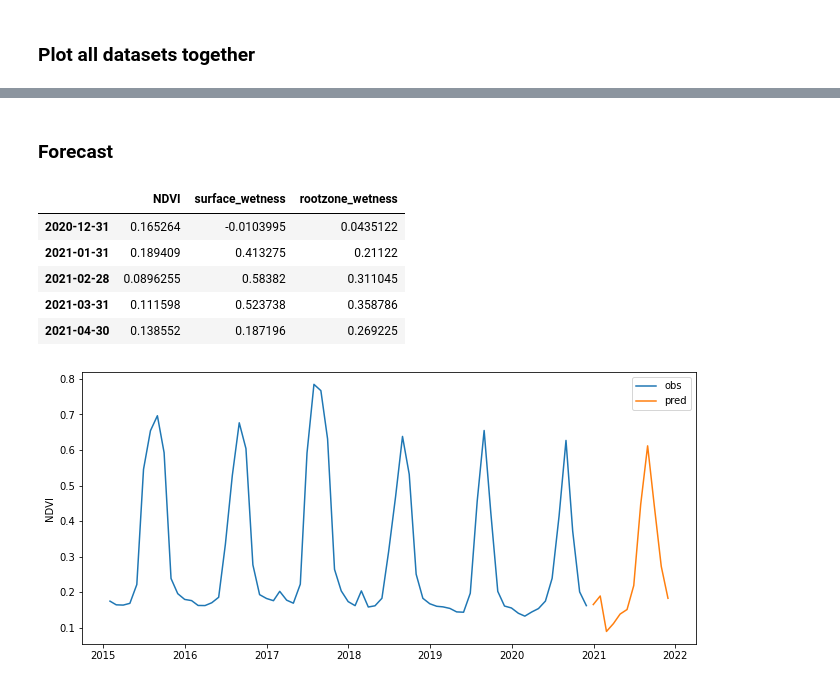
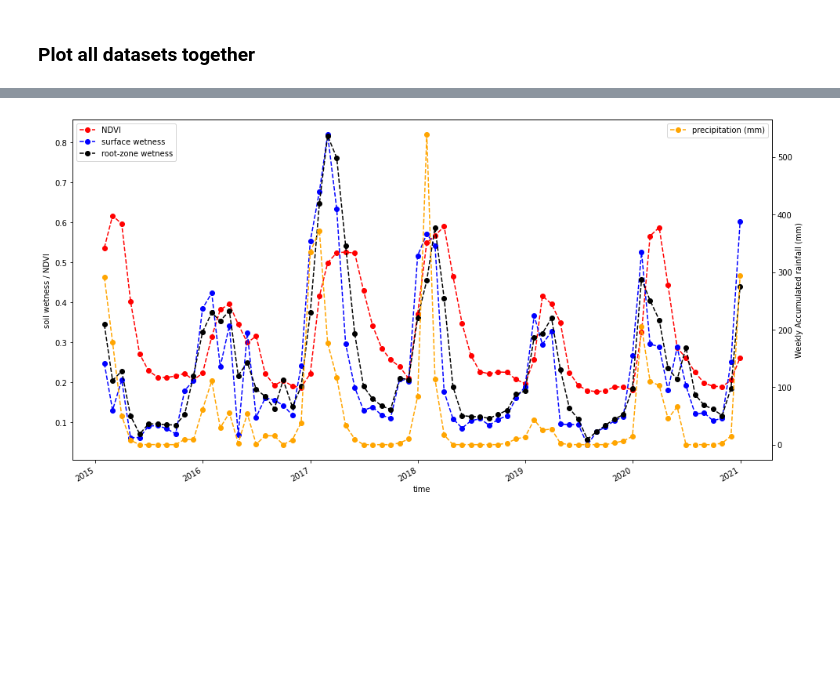
Before and after one commit to cbur24/vegetation_forecasts, a Jupyter notebook: VAR_forecast.ipynb, the cells around one changed output, grey strips where cells are left out. Drawn from its saved outputs; the diff is of its cells as text; code cells hidden in the pictures; blank space fills up the shorter version.

```diff
--- a/VAR_forecast.ipynb
+++ b/VAR_forecast.ipynb
@@ -147,21 +155,21 @@ http://dapds00.nci.org.au/thredds/dodsC/ub8/global/GRAFS/GRAFS_RootzoneSoilWater
 # %%
-# # load precipitation data from ERA5
-# var_precipitation = 'precipitation_amount_1hour_Accumulation'
-# precipitation = load_era5(var_precipitation, lat, lon, time, reduce_func=np.sum, resample='1D')
+# load precipitation data from ERA5
+var_precipitation = 'precipitation_amount_1hour_Accumulation'
+precipitation = load_era5(var_precipitation, lat, lon, time, reduce_func=np.sum, resample='1D')
 
-# # Convert from Meters (m) to Millimeters (mm)
-# precipitation[var_precipitation]=precipitation[var_precipitation]*1000
+# Convert from Meters (m) to Millimeters (mm)
+precipitation[var_precipitation]=precipitation[var_precipitation]*1000
 # %% [markdown]
 ### Convert all datasets to 1D time-series
 
 And resample to common time-step
 # %%
-# precipitation=precipitation[var_precipitation].mean(['lat','lon']).drop('spatial_ref').compute()
+precipitation=precipitation[var_precipitation].mean(['lat','lon']).drop('spatial_ref').compute()
 surface_wetness=surface_wetness.relative_wetness.mean(['lat','lon'])
 rootzone_wetness=rootzone_wetness.soil_water_index.mean(['lat','lon'])
 # %%
-# precipitation=precipitation.resample(time=freq).interpolate("linear")
-surface_wetness=surface_wetness.resample(time=freq).interpolate("linear")
-rootzone_wetness=rootzone_wetness.resample(time=freq).interpolate("linear")
+precipitation=precipitation.resample(time=freq).sum()
+surface_wetness=surface_wetness.resample(time=freq).mean()#.interpolate("linear")
+rootzone_wetness=rootzone_wetness.resample(time=freq).mean()
 # %% [markdown]
 ### Plot all datasets together
@@ -262,2 +175,0 @@ plt.legend();
-# %% [markdown]
-### Forecast
@@ -273,25 +176,14 @@ pred = model_fit.forecast(model.y, steps=12)
-# %%
-#converting predictions to dataframe
-cols = ndvi.columns
-predictions = pd.DataFrame(index=range(0,len(pred)), columns=[cols])
-for j in range(0,len(cols)):
-    for i in range(0, len(pred)):
-        predictions.iloc[i][j] = pred[i][j]
-
-predictions.index = pd.date_range(freq=freq, start=ndvi.index[-1], periods=len(predictions)+1)[1:]
-predictions.head()
-# %% [output]
-|  | NDVI | surface_wetness | rootzone_wetness |
-| 2020-12-31 | 0.165264 | -0.0103995 | 0.0435122 |
-| 2021-01-31 | 0.189409 | 0.413275 | 0.21122 |
-| 2021-02-28 | 0.0896255 | 0.58382 | 0.311045 |
-| 2021-03-31 | 0.111598 | 0.523738 | 0.358786 |
-| 2021-04-30 | 0.138552 | 0.187196 | 0.269225 |
-# %%
-plt.figure(figsize=(11,5))
-plt.plot(ndvi.index, ndvi['NDVI'], label='obs')
-plt.plot(predictions.index, predictions[['NDVI']], label='pred')
-plt.ylabel('NDVI')
-plt.legend();
-# %% [output]
-[figure, removed]
+# %%
+# plot soil moisture with precipitation
+fig, ax1 = plt.subplots(figsize=(16,8))
+ax2 = ax1.twinx()
+ndvi.plot(ax=ax1,label='NDVI',color='red',linestyle='dashed', marker='o')
+surface_wetness.plot(ax = ax1,label='surface wetness',color='blue',linestyle='dashed', marker='o')
+rootzone_wetness.plot(ax = ax1,label='root-zone wetness',color='black',linestyle='dashed', marker='o')
+precipitation.plot(ax=ax2,label='precipitation (mm)',color='orange',linestyle='dashed', marker='o')
+ax1.set_ylabel('soil wetness / NDVI')
+ax2.set_ylabel('Weekly Accumulated rainfall (mm)')
+ax1.legend(loc='upper left')
+ax2.legend(loc='upper right');
+# %% [output]
+[figure, added]
```
Also changed, not shown: parts of 56 cells of this notebook.
